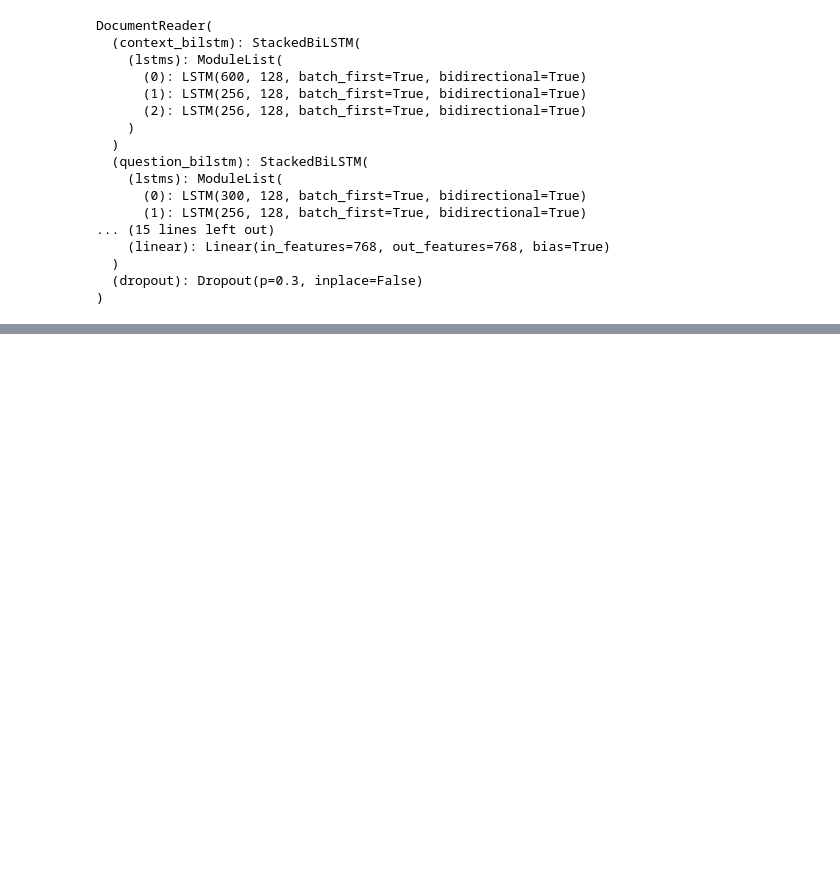
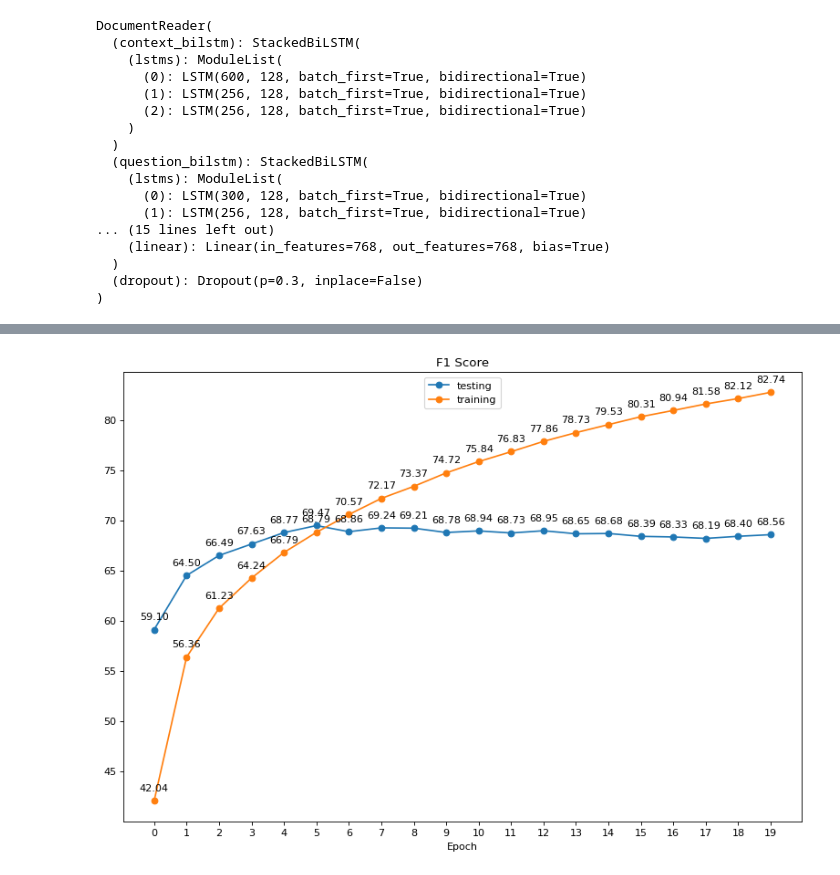
Before and after one commit to xiaohuihong/PLP-PM-2022-11-07-GRP-01-Virtual_Personal_Assistant, a Jupyter notebook: question_answering/01_Train_Stacked_BiLSTM_with_Attention_Model.ipynb, the cells around one changed output, grey strips where cells are left out. Cells and saved outputs as stored; diff of their text form; code cells hidden in the pictures; blank space fills up the shorter version.

```diff
--- a/question_answering/01_Train_Stacked_BiLSTM_with_Attention_Model.ipynb
+++ b/question_answering/01_Train_Stacked_BiLSTM_with_Attention_Model.ipynb
@@ -698,0 +799,33 @@ DocumentReader(
+# %%
+plt.figure(figsize=(12, 8), dpi=80)
+# plt.subplot(211)
+plt.plot(test_f1s, label="testing", marker='o')
+x=0
+for y in test_f1s:
+    label = "{:.2f}".format(y)
+    plt.annotate(label, # this is the text
+                 (x,y), # these are the coordinates to position the label
+                 textcoords="offset points", # how to position the text
+                 xytext=(0,10), # distance from text to points (x,y)
+                 ha='center') # horizontal alignment can be left, right or center
+    x=x+1
+
+plt.plot(train_f1s,label="training", marker='o')
+x=0
+for y in train_f1s:
+    label = "{:.2f}".format(y)
+    plt.annotate(label, # this is the text
+                 (x,y), # these are the coordinates to position the label
+                 textcoords="offset points", # how to position the text
+                 xytext=(0,10), # distance from text to points (x,y)
+                 ha='center') # horizontal alignment can be left, right or center
+    x=x+1
+# plt.yticks([0.10,0.30,0.50,0.70])
+plt.xticks(range(0,20))
+plt.title('F1 Score',fontsize=12)
+plt.xlabel('Epoch', fontsize=10)
+plt.legend(loc='upper center')
+# ax.legend()
+plt.show()
+# %% [output]
+[figure, added]
```
Also changed, not shown: parts of 7 cells of this notebook, 8 other files.
